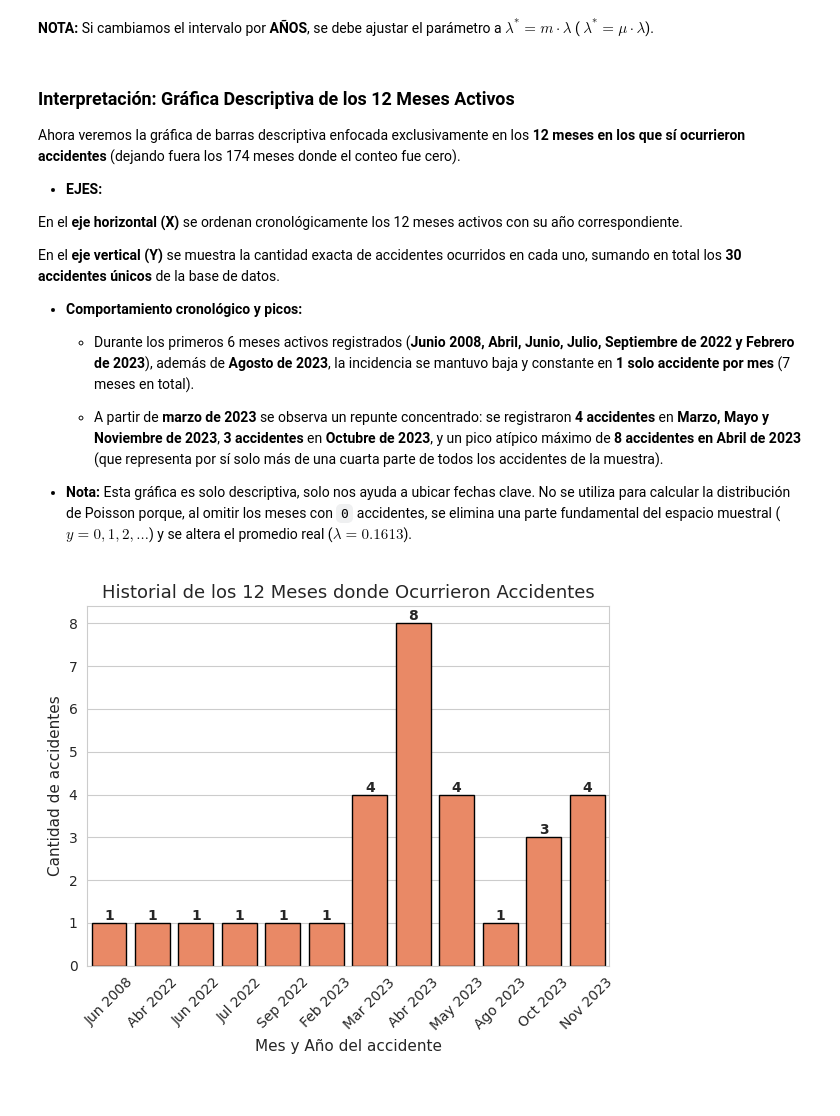
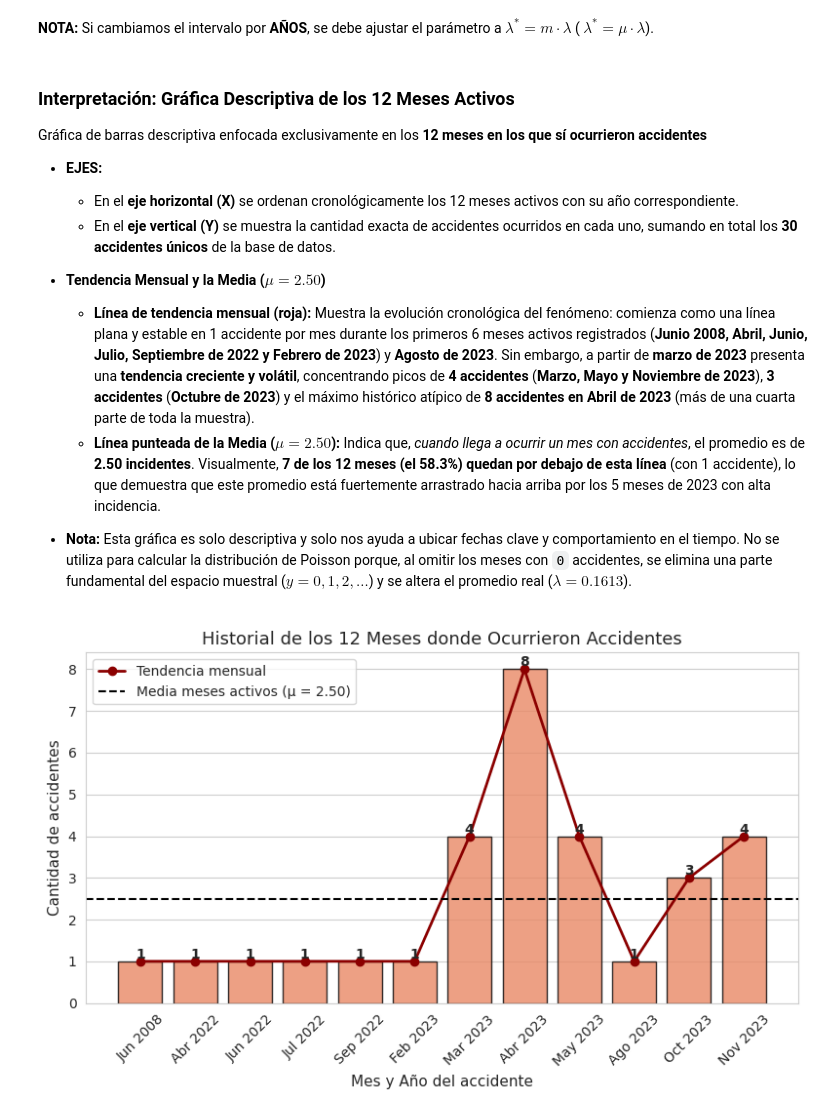
Before and after one commit to lizza-mar/Bonus-2, a Jupyter notebook: Bonus_2.ipynb, the cells around one changed output. Saved outputs shown, nothing was run; the diff lists cells and outputs as text; code cells hidden in the pictures.

```diff
--- a/Bonus_2.ipynb
+++ b/Bonus_2.ipynb
@@ -434,50 +447,48 @@ plt.show()
 # %% [markdown]
 ### Interpretación: Gráfica Descriptiva de los 12 Meses Activos
 
-Ahora veremos la gráfica de barras descriptiva enfocada exclusivamente en los **12 meses en los que sí ocurrieron accidentes** (dejando fuera los 174 meses donde el conteo fue cero).
+Gráfica de barras descriptiva enfocada exclusivamente en los **12 meses en los que sí ocurrieron accidentes**
 
 * **EJES:**
+  * En el **eje horizontal (X)** se ordenan cronológicamente los 12 meses activos con su año correspondiente.
+  * En el **eje vertical (Y)** se muestra la cantidad exacta de accidentes ocurridos en cada uno, sumando en total los **30 accidentes únicos** de la base de datos.
 
- En el **eje horizontal (X)** se ordenan cronológicamente los 12 meses activos con su año correspondiente.
+* **Tendencia Mensual y la Media ($\mu = 2.50$)**
+  * **Línea de tendencia mensual (roja):** Muestra la evolución cronológica del fenómeno: comienza como una línea plana y estable en 1 accidente por mes durante los primeros 6 meses activos registrados (**Junio 2008, Abril, Junio, Julio, Septiembre de 2022 y Febrero de 2023**) y **Agosto de 2023**. Sin embargo, a partir de **marzo de 2023** presenta una **tendencia creciente y volátil**, concentrando picos de **4 accidentes** (**Marzo, Mayo y Noviembre de 2023**), **3 accidentes** (**Octubre de 2023**) y el máximo histórico atípico de **8 accidentes en Abril de 2023** (más de una cuarta parte de toda la muestra).
+  * **Línea punteada de la Media ($\mu = 2.50$):** Indica que, *cuando llega a ocurrir un mes con accidentes*, el promedio es de **2.50 incidentes**.
+  Visualmente, **7 de los 12 meses (el 58.3%) quedan por debajo de esta línea** (con 1 accidente), lo que demuestra que este promedio está fuertemente arrastrado hacia arriba por los 5 meses de 2023 con alta incidencia.
 
- En el **eje vertical (Y)** se muestra la cantidad exacta de accidentes ocurridos en cada uno, sumando en total los **30 accidentes únicos** de la base de datos.
-
-
-* **Comportamiento cronológico y picos:**
-  * Durante los primeros 6 meses activos registrados (**Junio 2008, Abril, Junio, Julio, Septiembre de 2022 y Febrero de 2023**), además de **Agosto de 2023**, la incidencia se mantuvo baja y constante en **1 solo accidente por mes** (7 meses en total).
-
-
-  * A partir de **marzo de 2023** se observa un repunte concentrado: se registraron **4 accidentes** en **Marzo, Mayo y Noviembre de 2023**, **3 accidentes** en **Octubre de 2023**, y un pico atípico máximo de **8 accidentes en Abril de 2023** (que representa por sí solo más de una cuarta parte de todos los accidentes de la muestra).
-
-
-* **Nota:** Esta gráfica es solo descriptiva, solo nos ayuda a ubicar fechas clave. No se utiliza para calcular la distribución de Poisson porque, al omitir los meses con `0` accidentes, se elimina una parte fundamental del espacio muestral ($y = 0, 1, 2, \dots$) y se altera el promedio real ($\lambda = 0.1613$).
+* **Nota:** Esta gráfica es solo descriptiva y solo nos ayuda a ubicar fechas clave y comportamiento en el tiempo. No se utiliza para calcular la distribución de Poisson porque, al omitir los meses con `0` accidentes, se elimina una parte fundamental del espacio muestral ($y = 0, 1, 2, \dots$) y se altera el promedio real ($\lambda = 0.1613$).
 # %%
-#GRÁFICA DESCRIPTIVA DE LOS 12 MESES ACTIVOS
-
-
+# GRÁFICA DESCRIPTIVA DE LOS 12 MESES ACTIVOS
 meses_es = {1:'Ene', 2:'Feb', 3:'Mar', 4:'Abr', 5:'May', 6:'Jun',
             7:'Jul', 8:'Ago', 9:'Sep', 10:'Oct', 11:'Nov', 12:'Dic'}
 
 # Filtrar solo los meses donde hubo al menos 1 accidente
 meses_activos = conteo_mensual[conteo_mensual > 0]
 nombres_meses = [f"{meses_es[f.month]} {f.year}" for f in meses_activos.index]
 
 sns.set_style("whitegrid")
-plt.figure(figsize=(6, 5))
-ax = sns.barplot(x=nombres_meses, y=meses_activos.values, color='coral', edgecolor='black')
+plt.figure(figsize=(8, 5))
+ax = sns.barplot(x=nombres_meses, y=meses_activos.values, color='coral', edgecolor='black', alpha=0.8)
+
+# 1. Línea que une la parte superior de todas las barras (tendencia cronológica)
+plt.plot(range(len(nombres_meses)), meses_activos.values, color='darkred', marker='o', linewidth=2, label='Tendencia mensual')
+
+# 2. Línea horizontal punteada con la media de los meses activos (2.50)
+plt.axhline(meses_activos.mean(), color='black', linestyle='--', linewidth=1.5, label=f'Media meses activos (μ = {meses_activos.mean():.2f})')
 
 # Poner el número exacto de accidentes encima de cada barra
-# Los métodos .get_height(), .get_x() y .get_width() leen su altura, borde izquierdo y ancho
 for p in ax.patches:
-    ax.annotate(f'{int(p.get_height())}', (p.get_x() + p.get_width() / 2., p.get_height()), # Extrae la altura como texto y ubica el centro superior (X, Y)
-                ha='center', va='bottom', fontsize=10, fontweight='bold') # Centra el texto horizontalmente, lo apoya sobre el borde y lo pone en negritas
-
+    ax.annotate(f'{int(p.get_height())}', (p.get_x() + p.get_width() / 2., p.get_height()),
+                ha='center', va='bottom', fontsize=10, fontweight='bold')
 
 plt.title('Historial de los 12 Meses donde Ocurrieron Accidentes', fontsize=13)
 plt.xlabel('Mes y Año del accidente', fontsize=11)
 plt.ylabel('Cantidad de accidentes', fontsize=11)
 plt.xticks(rotation=45)
+plt.legend()
 plt.tight_layout()
 plt.show()
 # %% [output]
-[figure, old version]
+[figure, new version]
```
Also changed, not shown: parts of 4 cells of this notebook.
